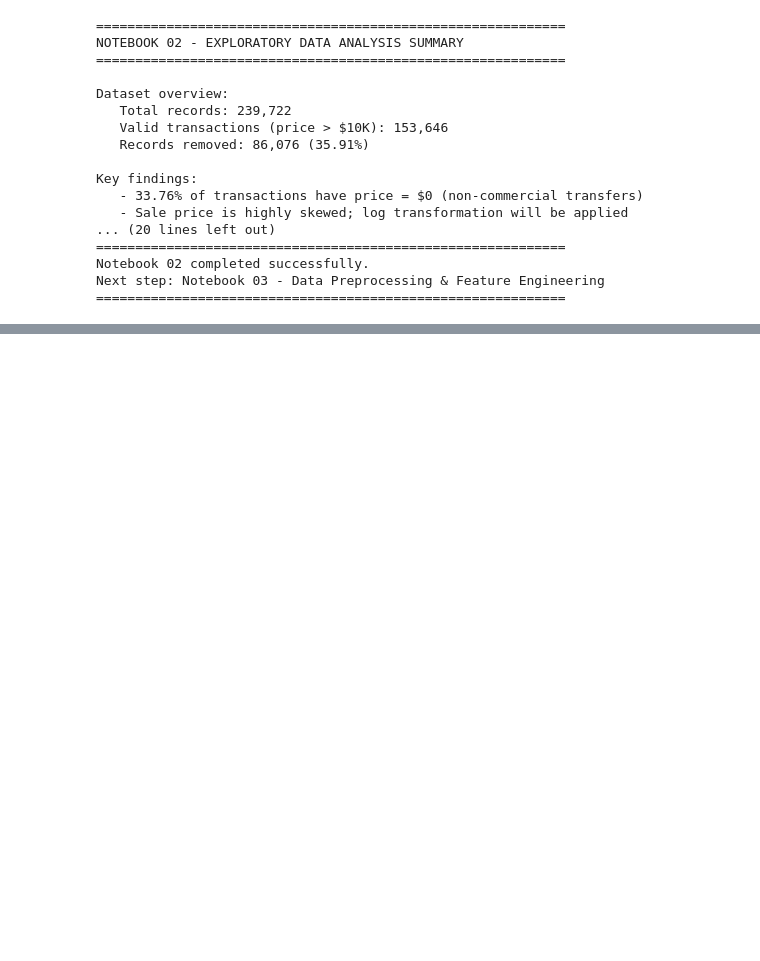
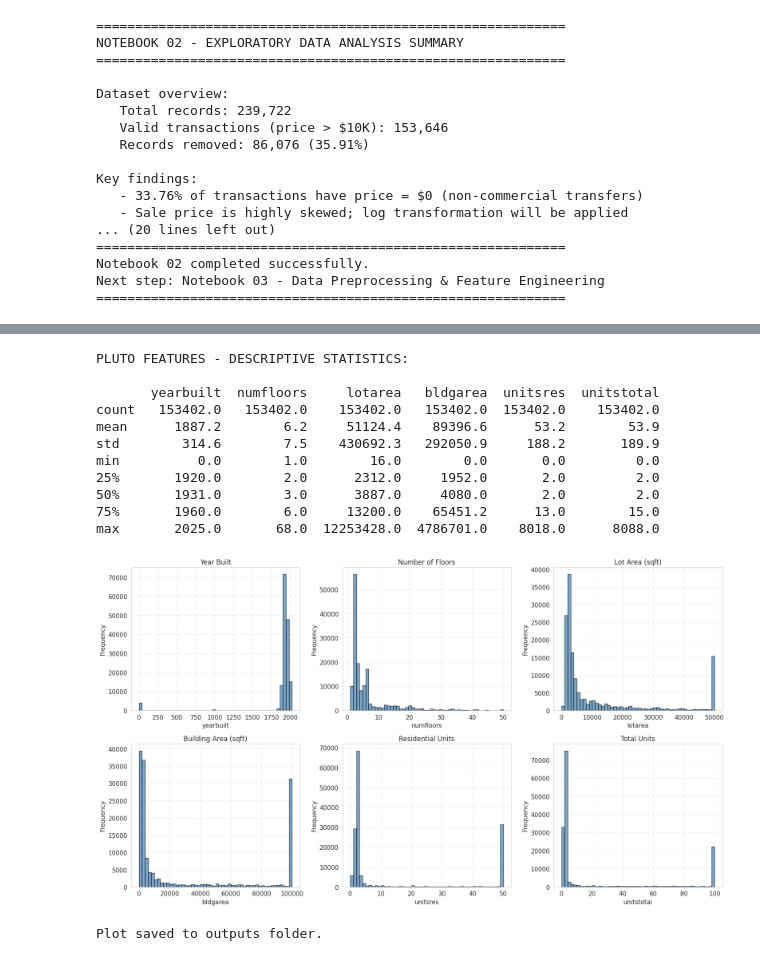
Before and after one commit to alexandrumoldovan1/housing-prices-ml, a Jupyter notebook: notebooks/02_eda.ipynb, the cells around one changed output, grey strips where cells are left out. Drawn from its saved outputs; the diff is of its cells as text; code cells hidden in the pictures; blank space fills up the shorter version.

```diff
--- a/notebooks/02_eda.ipynb
+++ b/notebooks/02_eda.ipynb
@@ -405,0 +446,50 @@ Next step: Notebook 03 - Data Preprocessing & Feature Engineering
+# %%
+# ============================================
+# PLUTO Features Statistics
+# ============================================
+pluto_features = ['yearbuilt', 'numfloors', 'lotarea', 'bldgarea',
+                  'unitsres', 'unitstotal']
+
+print("PLUTO FEATURES - DESCRIPTIVE STATISTICS:\n")
+print(df_v2[pluto_features].describe().round(1).to_string())
+
+# Histograms for visual exploration
+fig, axes = plt.subplots(2, 3, figsize=(16, 9))
+axes = axes.flatten()
+
+titles = ['Year Built', 'Number of Floors', 'Lot Area (sqft)',
+          'Building Area (sqft)', 'Residential Units', 'Total Units']
+
+# Clip extreme values for better visualization
+clip_values = [None, 50, 50000, 100000, 50, 100]
+
+for i, (col, title, clip) in enumerate(zip(pluto_features, titles, clip_values)):
+    data = df_v2[col]
+    if clip is not None:
+        data = data.clip(upper=clip)
+
+    axes[i].hist(data, bins=50, color='steelblue', edgecolor='black', alpha=0.7)
+    axes[i].set_title(title, fontsize=12)
+    axes[i].set_xlabel(col)
+    axes[i].set_ylabel('Frequency')
+    axes[i].grid(True, alpha=0.3)
+
+plt.tight_layout()
+plt.savefig(f'{OUTPUTS_PATH}/pluto_features_distribution.png', dpi=150, bbox_inches='tight')
+plt.show()
+
+print("\nPlot saved to outputs folder.")
+# %% [output]
+PLUTO FEATURES - DESCRIPTIVE STATISTICS:
+
+       yearbuilt  numfloors     lotarea   bldgarea  unitsres  unitstotal
+count   153402.0   153402.0    153402.0   153402.0  153402.0    153402.0
+mean      1887.2        6.2     51124.4    89396.6      53.2        53.9
+std        314.6        7.5    430692.3   292050.9     188.2       189.9
+min          0.0        1.0        16.0        0.0       0.0         0.0
+25%       1920.0        2.0      2312.0     1952.0       2.0         2.0
+50%       1931.0        3.0      3887.0     4080.0       2.0         2.0
+75%       1960.0        6.0     13200.0    65451.2      13.0        15.0
+max       2025.0       68.0  12253428.0  4786701.0    8018.0      8088.0
+[figure, added]
+Plot saved to outputs folder.
```
Also changed, not shown: parts of 6 cells of this notebook.
